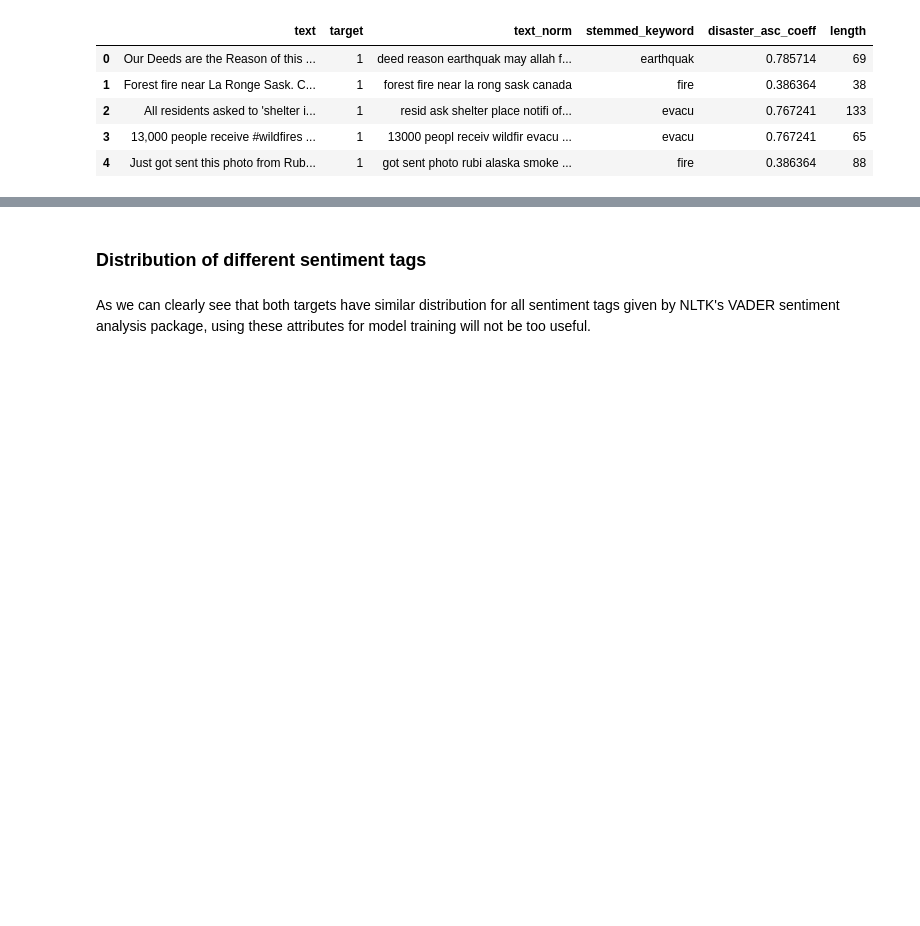
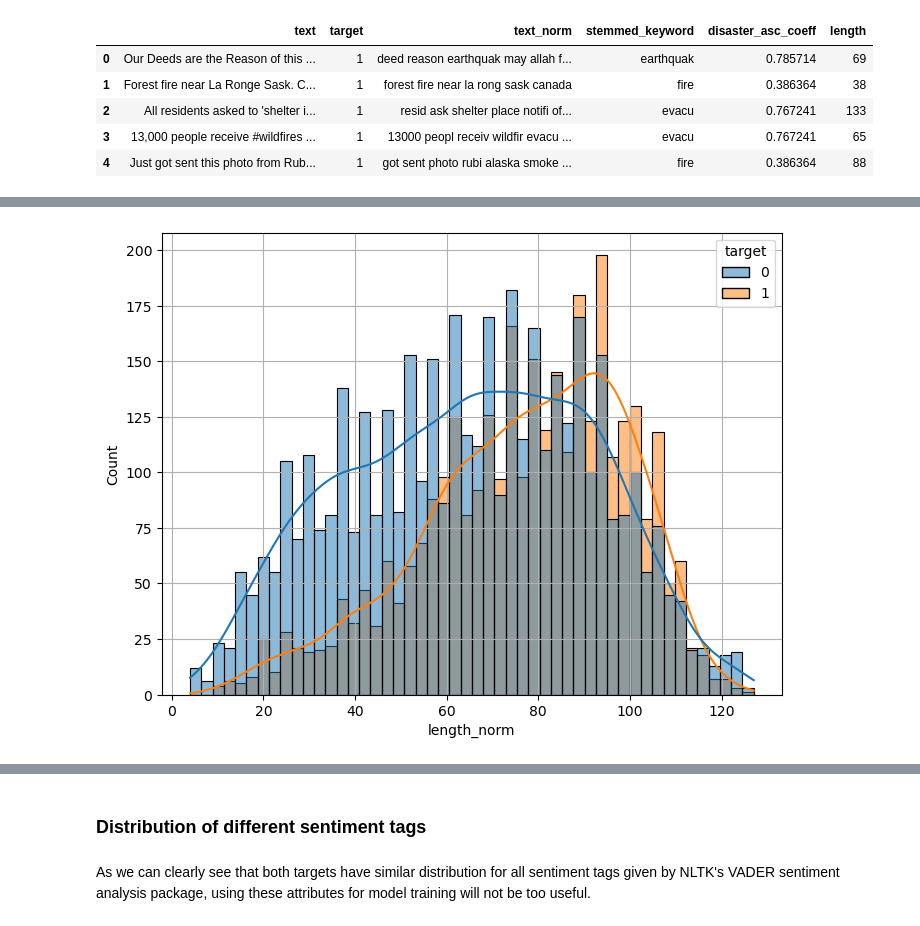
Before and after one commit to Shiska07/Information-Retreval-and-Natural-Language-Processing, a Jupyter notebook: Disaster_Tweets_Classification/Classification using Feature-Engineering and Sentiment Analysis.ipynb, the cells around one changed output, grey strips where cells are left out. Saved outputs shown, nothing was run; the diff lists cells and outputs as text; code cells hidden in the pictures; blank space fills up the shorter version.

```diff
--- a/Disaster_Tweets_Classification/Classification using Feature-Engineering and Sentiment Analysis.ipynb
+++ b/Disaster_Tweets_Classification/Classification using Feature-Engineering and Sentiment Analysis.ipynb
@@ -160,0 +181,3 @@ df_train.head()
+# %%
+df_train['length_norm'] = df_train['text_norm'].apply(lambda x: len(x))
+df_train.head()
@@ -160,0 +191,7 @@ df_train.head()
+# %%
+# check target variable distribution with respect to length_norm
+plt.figure(figsize = (8,6))
+sns.histplot(df_train, x = 'length_norm', hue = 'target', bins = 50, kde = True)
+plt.grid()
+# %% [output]
+[figure, added]
```
Also changed, not shown: parts of 33 cells of this notebook, 1 other file.
